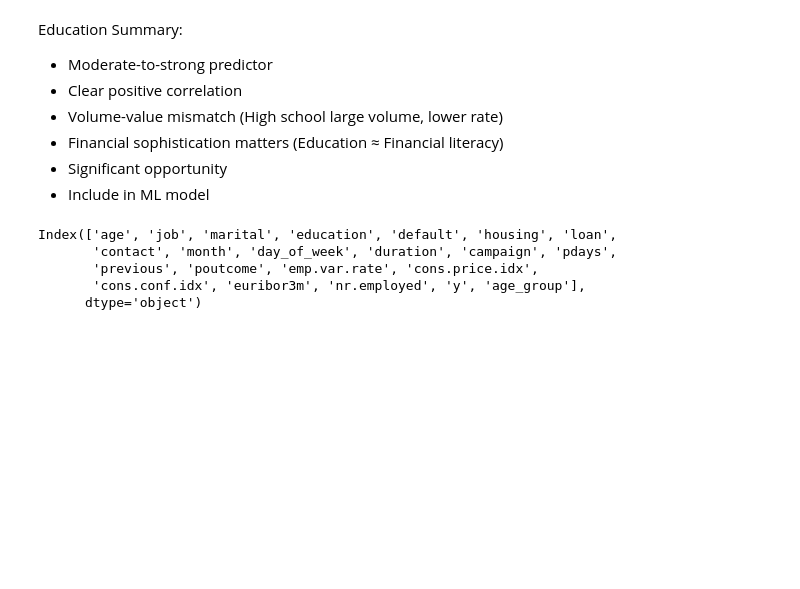
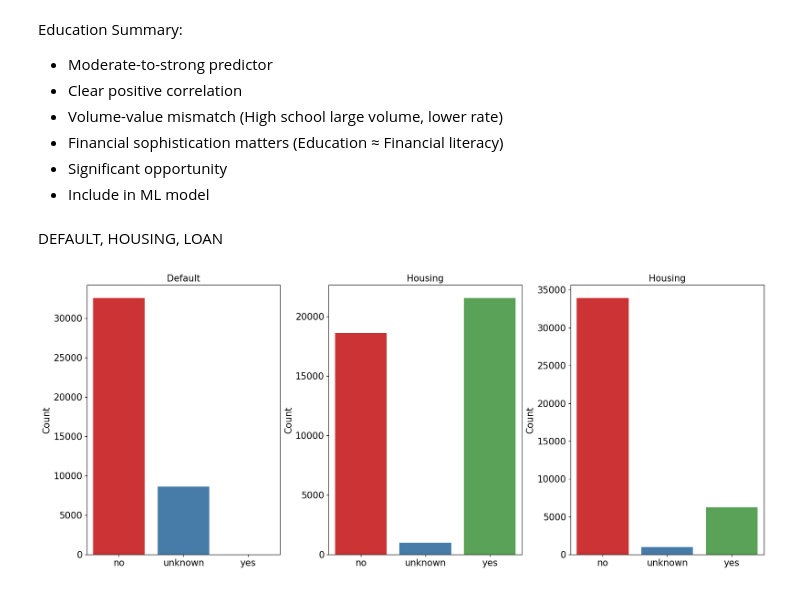
Before and after one commit to rkm7387/PORTUGES-BANK, a Jupyter notebook: portuges_bank.ipynb, the cells around one changed output. Drawn from its saved outputs; the diff is of its cells as text; code cells hidden in the pictures; blank space fills up the shorter version.

Commit message:
Day 3: Understanding attributes, do minor EDA on categorical data.

```diff
--- a/portuges_bank.ipynb
+++ b/portuges_bank.ipynb
@@ -495,11 +525,31 @@ Education Summary:<br>
 - Financial sophistication matters (Education ≈ Financial literacy)
 - Significant opportunity
 - Include in ML model
-# %%
-df.columns
-# %% [output]
-Index(['age', 'job', 'marital', 'education', 'default', 'housing', 'loan',
-       'contact', 'month', 'day_of_week', 'duration', 'campaign', 'pdays',
-       'previous', 'poutcome', 'emp.var.rate', 'cons.price.idx',
-       'cons.conf.idx', 'euribor3m', 'nr.employed', 'y', 'age_group'],
-      dtype='object')
+# %% [markdown]
+DEFAULT, HOUSING, LOAN
+# %%
+# Default:
+fig, (ax1,ax2,ax3) = plt.subplots(nrows=1, ncols=3, figsize=(20,8))
+sns.countplot(x='default', data=df, ax=ax1, order=['no','unknown','yes'],palette='Set1')
+ax1.set_title('Default',fontsize=15)
+ax1.set_xlabel('')
+ax1.set_ylabel('Count',fontsize=15)
+ax1.tick_params(labelsize=15)
+
+# Housing:
+sns.countplot(x='housing', data=df, ax=ax2, order=['no','unknown','yes'],palette='Set1')
+ax2.set_title('Housing',fontsize=15)
+ax2.set_xlabel('')
+ax2.set_ylabel('Count',fontsize=15)
+ax2.tick_params(labelsize=15)
+
+# Loan:
+sns.countplot(x='loan', data=df, ax=ax3, order=['no','unknown','yes'],palette='Set1')
+ax3.set_title('Housing',fontsize=15)
+ax3.set_xlabel('')
+ax3.set_ylabel('Count',fontsize=15)
+ax3.tick_params(labelsize=15)
+
+plt.subplots_adjust(wspace=0.25)
+# %% [output]
+[figure, added]
```
Also changed, not shown: parts of 11 cells of this notebook.
